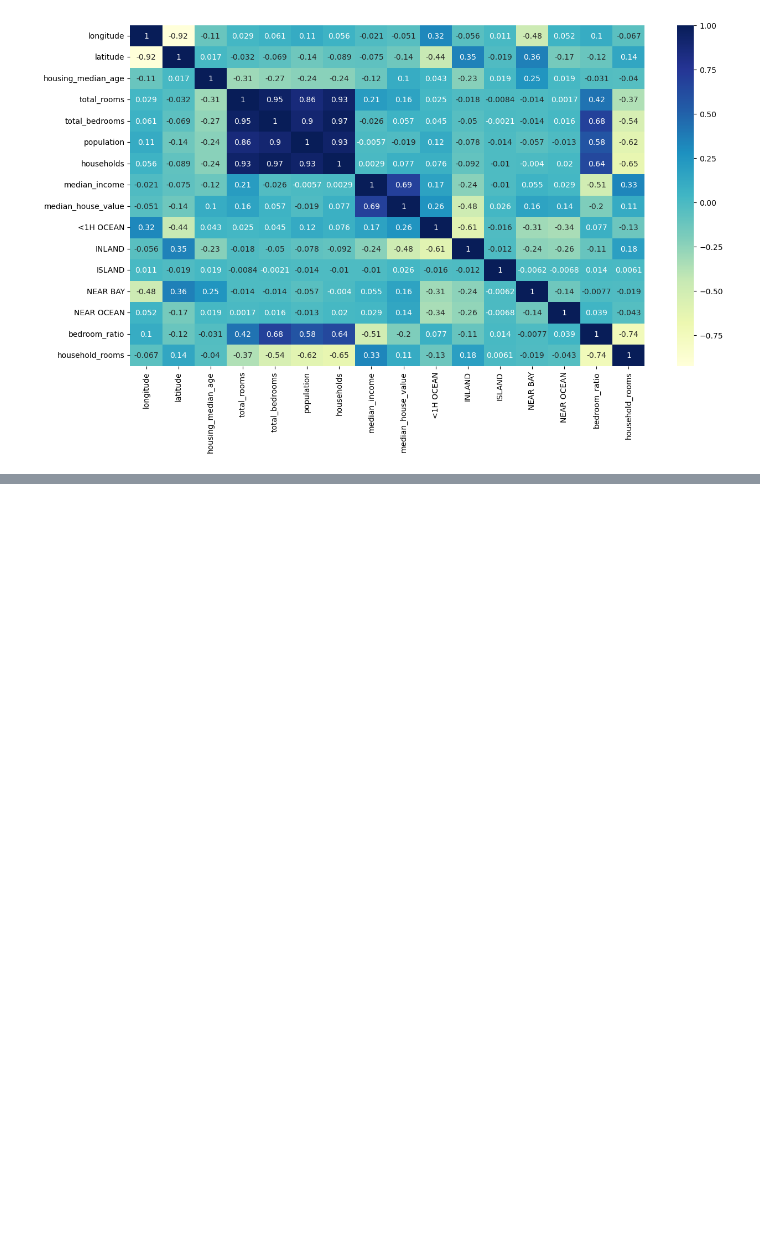
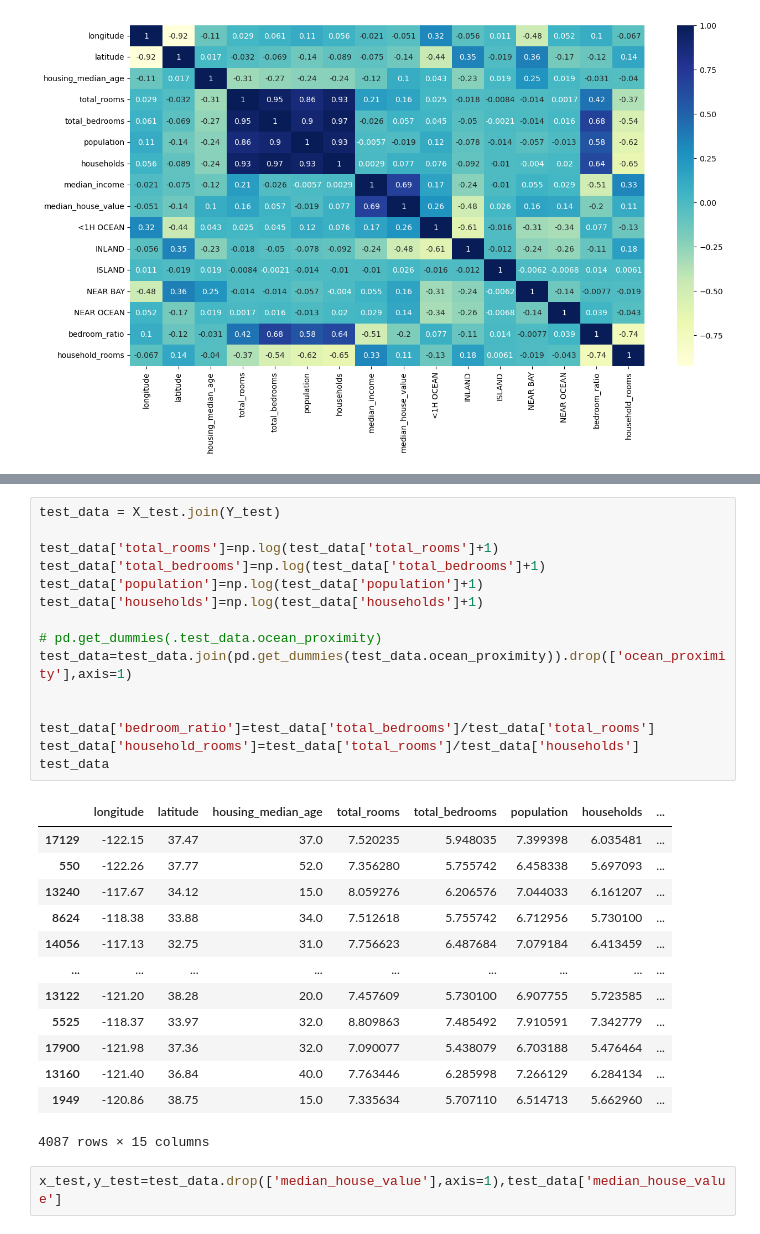
Before and after one commit to aymenBelkhair/HousePricePrediction, a Jupyter notebook: HousePricePrediction.ipynb, the cells around one changed output, grey strips where cells are left out. Cells and saved outputs as stored; diff of their text form; blank space fills up the shorter version.

```diff
--- a/HousePricePrediction.ipynb
+++ b/HousePricePrediction.ipynb
@@ -286,0 +298,31 @@ sns.heatmap(train_data.corr(),annot=True,cmap="YlGnBu")
+# %%
+test_data = X_test.join(Y_test)
+
+test_data['total_rooms']=np.log(test_data['total_rooms']+1)
+test_data['total_bedrooms']=np.log(test_data['total_bedrooms']+1)
+test_data['population']=np.log(test_data['population']+1)
+test_data['households']=np.log(test_data['households']+1)
+
+# pd.get_dummies(.test_data.ocean_proximity)
+test_data=test_data.join(pd.get_dummies(test_data.ocean_proximity)).drop(['ocean_proximity'],axis=1)
+
+
+test_data['bedroom_ratio']=test_data['total_bedrooms']/test_data['total_rooms']
+test_data['household_rooms']=test_data['total_rooms']/test_data['households']
+test_data
+# %% [output]
+|  | longitude | latitude | housing_median_age | total_rooms | total_bedrooms | population | households | ... |
+| 17129 | -122.15 | 37.47 | 37.0 | 7.520235 | 5.948035 | 7.399398 | 6.035481 | ... |
+| 550 | -122.26 | 37.77 | 52.0 | 7.356280 | 5.755742 | 6.458338 | 5.697093 | ... |
+| 13240 | -117.67 | 34.12 | 15.0 | 8.059276 | 6.206576 | 7.044033 | 6.161207 | ... |
+| 8624 | -118.38 | 33.88 | 34.0 | 7.512618 | 5.755742 | 6.712956 | 5.730100 | ... |
+| 14056 | -117.13 | 32.75 | 31.0 | 7.756623 | 6.487684 | 7.079184 | 6.413459 | ... |
+| ... | ... | ... | ... | ... | ... | ... | ... | ... |
+| 13122 | -121.20 | 38.28 | 20.0 | 7.457609 | 5.730100 | 6.907755 | 5.723585 | ... |
+| 5525 | -118.37 | 33.97 | 32.0 | 8.809863 | 7.485492 | 7.910591 | 7.342779 | ... |
+| 17900 | -121.98 | 37.36 | 32.0 | 7.090077 | 5.438079 | 6.703188 | 5.476464 | ... |
+| 13160 | -121.40 | 36.84 | 40.0 | 7.763446 | 6.285998 | 7.266129 | 6.284134 | ... |
+| 1949 | -120.86 | 38.75 | 15.0 | 7.335634 | 5.707110 | 6.514713 | 5.662960 | ... |
+4087 rows × 15 columns
+# %%
+x_test,y_test=test_data.drop(['median_house_value'],axis=1),test_data['median_house_value']
```
Also changed, not shown: parts of 4 cells of this notebook.
